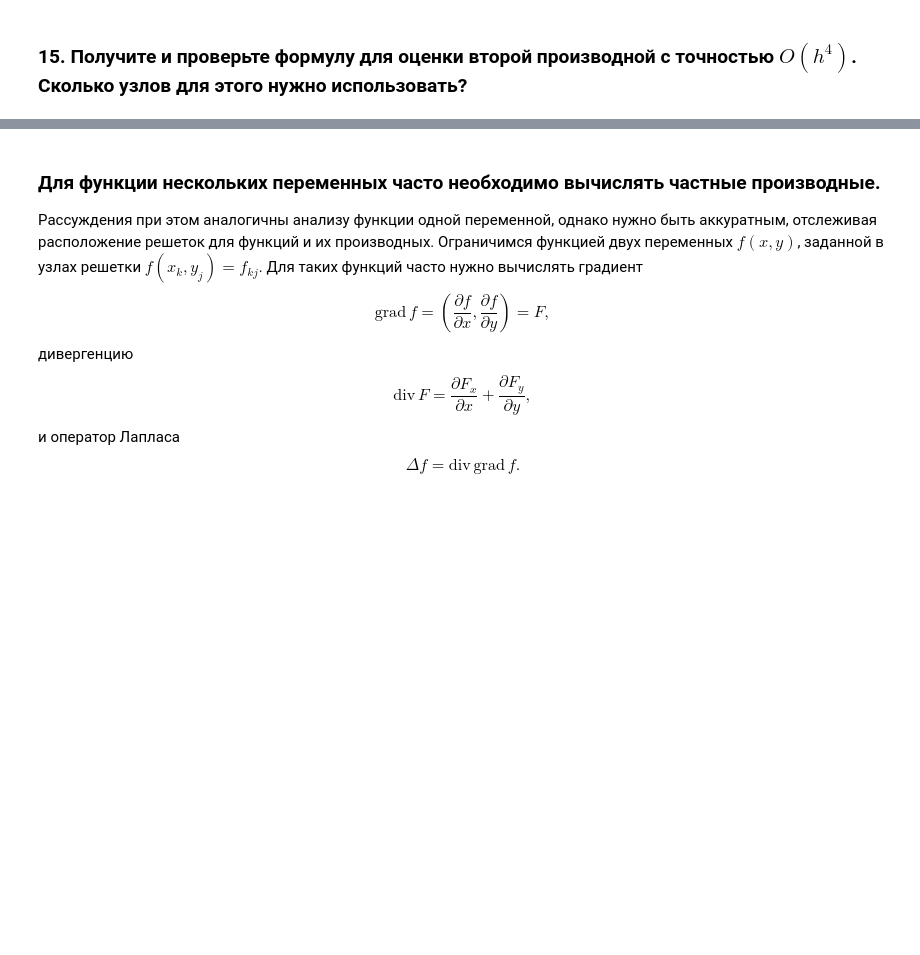
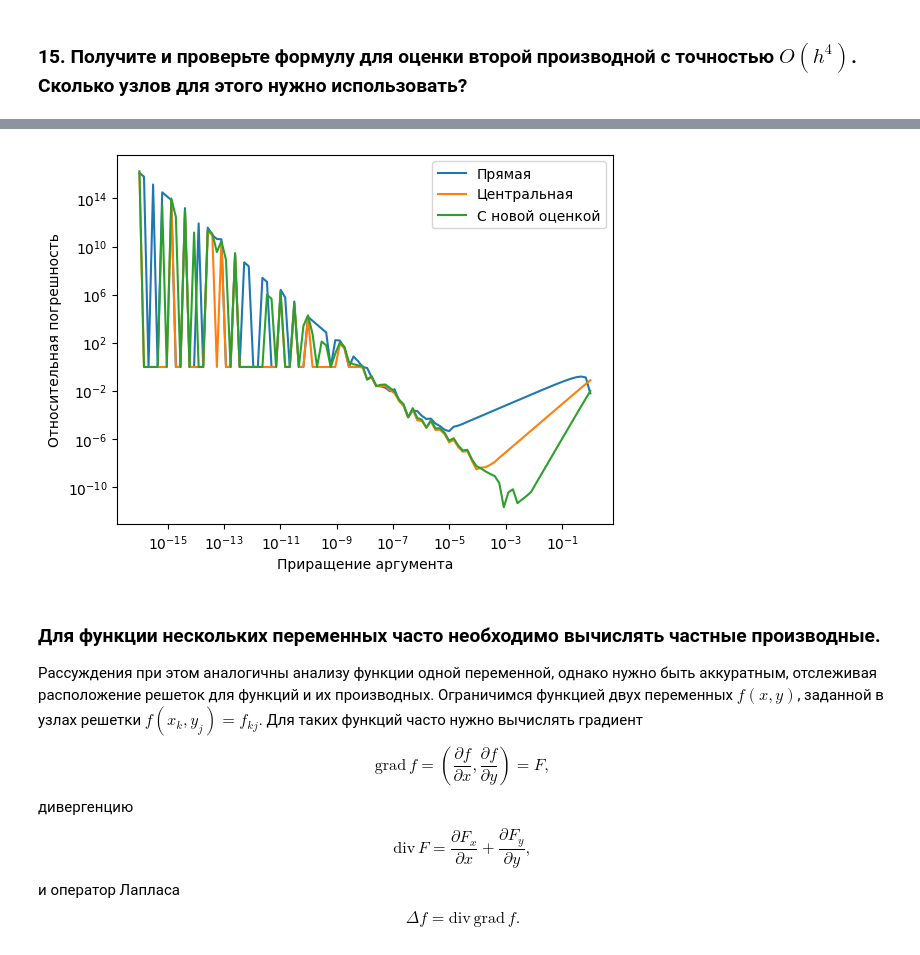
Before and after one commit to dyed-eye/numerical-methods, a Jupyter notebook: 5. Differentiation of differentiation methods.ipynb, the cells around one changed output, grey strips where cells are left out. Cells and saved outputs as stored; diff of their text form; code cells hidden in the pictures; blank space fills up the shorter version.

```diff
--- a/5. Differentiation of differentiation methods.ipynb
+++ b/5. Differentiation of differentiation methods.ipynb
@@ -602,0 +768,10 @@ plt.show()
+# %%
+h = 0.1
+x = np.array([-2*h, -h, h, 2*h]) + 1.0  # x_k = 1.0
+f_vals = f(x)
+
+dfdx_approx = (f_vals[0] - 8*f_vals[1] + 8*f_vals[2] - f_vals[3]) / (12*h)
+true_val = dfdx(1.0)
+
+error = abs(dfdx_approx - true_val)
+print(f"Погрешность: {error:.2e}")  # ~1e-8 при h=0.1
@@ -626,3 +872,37 @@ $$
+# %%
+def f(x): return np.sin(x) # Функция
+def d2fdx2(x): return -np.sin(x) # и ее производная.
+
+x0 = 1 # Точка, в которой производится дифференциирование.
+dx = np.logspace(-16, 0, 100) # Приращения аргумента.
+
+def experiment(method, name, f=np.sin, df2dx2=np.sin, x0=1, dx = np.logspace(-16, 0, 100)):
+    approx_d2fdx2 = method(f, x0, dx) # Оценка производных.
+    exact_d2fdx2 = -df2dx2(x0) # Точное значение производной.
+    relative_error = np.abs(1.0-approx_d2fdx2/exact_d2fdx2) # Относительные погрешности.
+
+    plt.loglog(dx, relative_error, label=name)
+    plt.xlabel("Приращение аргумента")
+    plt.ylabel("Относительная погрешность")
+    return relative_error
+
+def forward_divided_difference(f, x0, dx):
+    return (f(x0+2*dx)-2*f(x0+dx)+f(x0))/dx/dx
+
+def central_divided_difference(f, x0, dx):
+    return (f(x0+dx)-2*f(x0)+f(x0-dx))/dx/dx
+
+def new(f, x0, dx):
+    return (16*(f(x0+dx)-2*f(x0)+f(x0-dx))-(f(x0+2*dx)-2*f(x0)+f(x0-2*dx)))/dx/dx/12
+
+# Строим график зависимости погрешности от приращения.
+experiment(forward_divided_difference, 'Прямая')
+experiment(central_divided_difference, 'Центральная')
+experiment(new, 'С новой оценкой')
+plt.legend()
+plt.show()
+# %% [output]
+[figure, added]
 # %% [markdown]
 ### Для функции нескольких переменных часто необходимо вычислять частные производные.
 Рассуждения при этом аналогичны анализу функции одной переменной, однако нужно быть аккуратным, отслеживая расположение решеток для функций и их производных.
```
Also changed, not shown: parts of 13 cells of this notebook.
